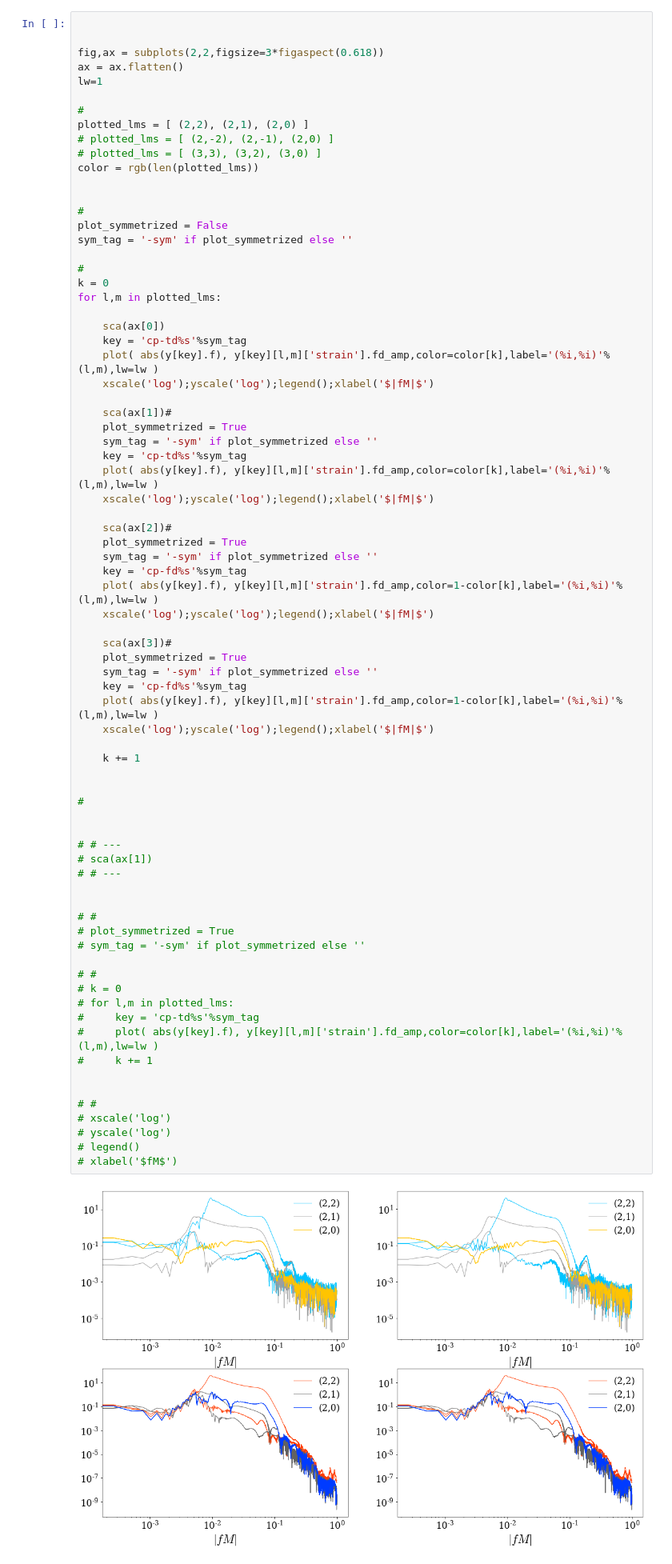
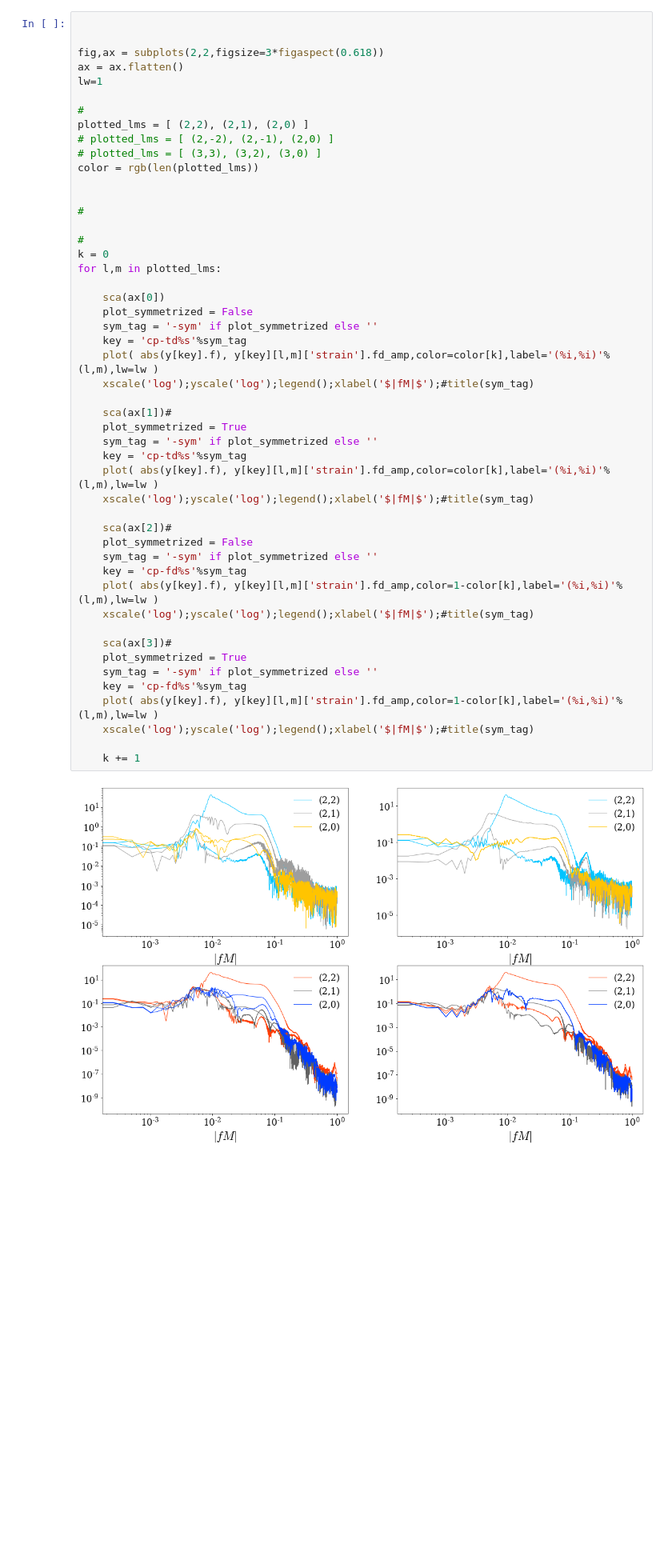
Before and after one commit to llondon6/PhenomXCP, a Jupyter notebook: examples/frames_example.ipynb, the cells around one changed output. Shown: that part at 80% size. Cells and saved outputs as stored; diff of their text form; blank space fills up the shorter version.

```diff
--- a/examples/frames_example.ipynb
+++ b/examples/frames_example.ipynb
@@ -89,69 +100,42 @@ color = rgb(len(plotted_lms))
 
 
 #
-plot_symmetrized = False
-sym_tag = '-sym' if plot_symmetrized else ''
 
 #
 k = 0
 for l,m in plotted_lms:
 
     sca(ax[0])
+    plot_symmetrized = False
+    sym_tag = '-sym' if plot_symmetrized else ''
     key = 'cp-td%s'%sym_tag
     plot( abs(y[key].f), y[key][l,m]['strain'].fd_amp,color=color[k],label='(%i,%i)'%(l,m),lw=lw )
-    xscale('log');yscale('log');legend();xlabel('$|fM|$')
+    xscale('log');yscale('log');legend();xlabel('$|fM|$');#title(sym_tag)
 
     sca(ax[1])#
     plot_symmetrized = True
     sym_tag = '-sym' if plot_symmetrized else ''
     key = 'cp-td%s'%sym_tag
     plot( abs(y[key].f), y[key][l,m]['strain'].fd_amp,color=color[k],label='(%i,%i)'%(l,m),lw=lw )
-    xscale('log');yscale('log');legend();xlabel('$|fM|$')
+    xscale('log');yscale('log');legend();xlabel('$|fM|$');#title(sym_tag)
 
     sca(ax[2])#
-    plot_symmetrized = True
+    plot_symmetrized = False
     sym_tag = '-sym' if plot_symmetrized else ''
     key = 'cp-fd%s'%sym_tag
     plot( abs(y[key].f), y[key][l,m]['strain'].fd_amp,color=1-color[k],label='(%i,%i)'%(l,m),lw=lw )
-    xscale('log');yscale('log');legend();xlabel('$|fM|$')
+    xscale('log');yscale('log');legend();xlabel('$|fM|$');#title(sym_tag)
 
     sca(ax[3])#
     plot_symmetrized = True
     sym_tag = '-sym' if plot_symmetrized else ''
     key = 'cp-fd%s'%sym_tag
     plot( abs(y[key].f), y[key][l,m]['strain'].fd_amp,color=1-color[k],label='(%i,%i)'%(l,m),lw=lw )
-    xscale('log');yscale('log');legend();xlabel('$|fM|$')
+    xscale('log');yscale('log');legend();xlabel('$|fM|$');#title(sym_tag)
 
     k += 1
-
-
-#
-
-
-# # ---
-# sca(ax[1])
-# # ---
-
-
-# #
-# plot_symmetrized = True
-# sym_tag = '-sym' if plot_symmetrized else ''
-
-# #
-# k = 0
-# for l,m in plotted_lms:
-#     key = 'cp-td%s'%sym_tag
-#     plot( abs(y[key].f), y[key][l,m]['strain'].fd_amp,color=color[k],label='(%i,%i)'%(l,m),lw=lw )
-#     k += 1
-
-
-# #
-# xscale('log')
-# yscale('log')
-# legend()
-# xlabel('$fM$')
 # %% [output]
-[figure, old version]
+[figure, new version]
 # %%
 
 
```
Also changed, not shown: parts of 4 cells of this notebook, 11 other files.
